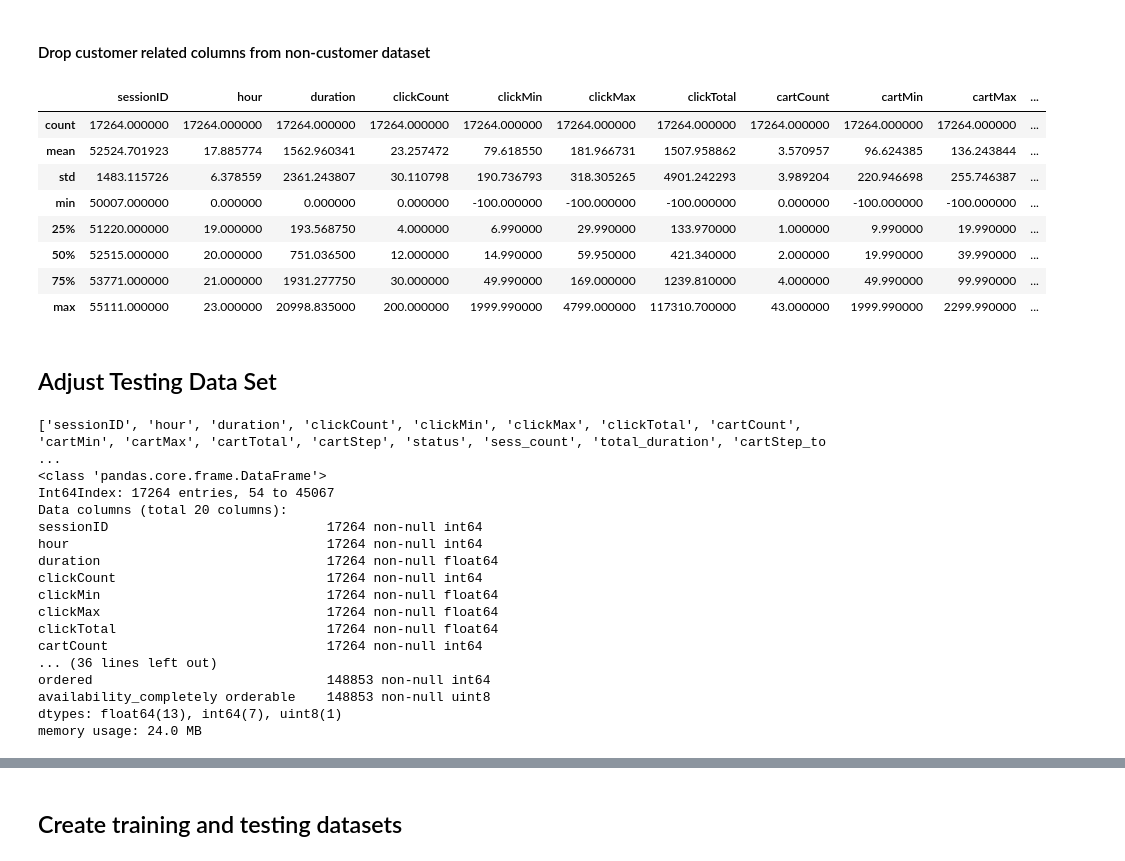
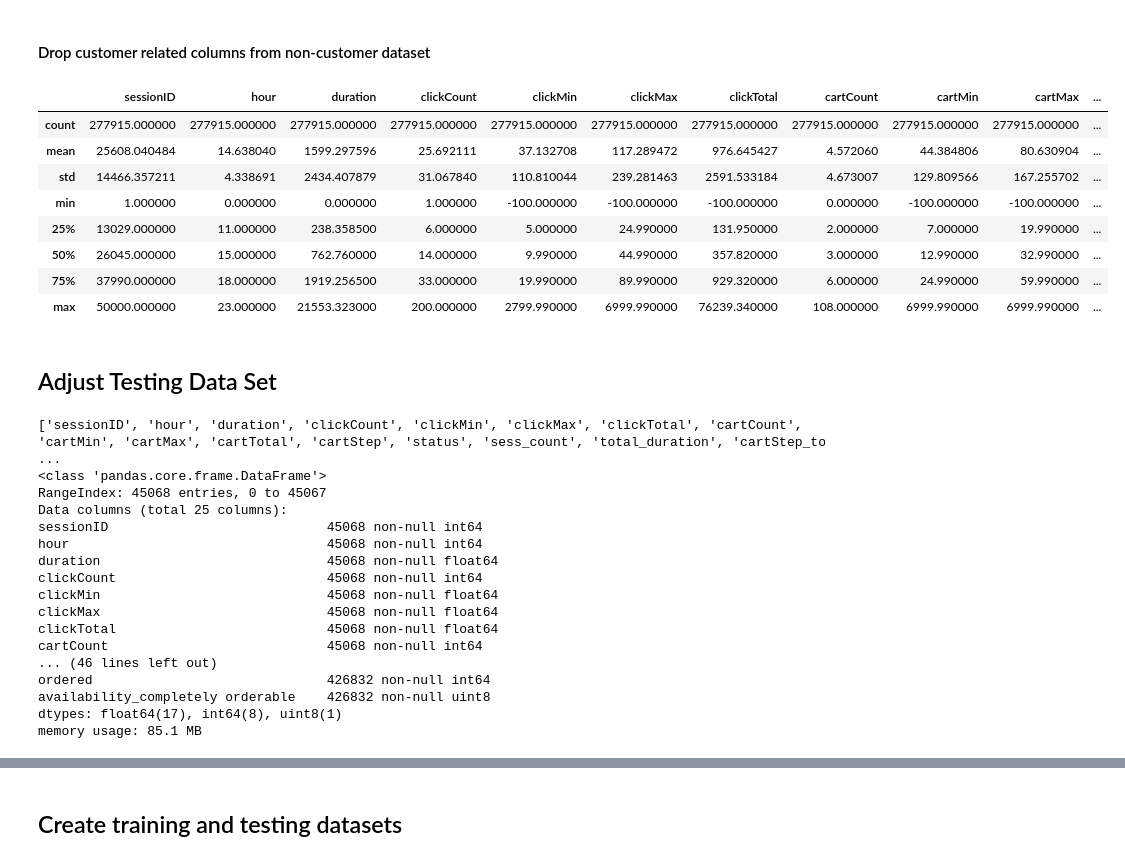
Before and after one commit to BrainMonkey/ml-contest1, a Jupyter notebook: python/jhiciano-customer-split.ipynb, the cells around one changed output, grey strips where cells are left out. Saved outputs shown, nothing was run; the diff lists cells and outputs as text; code cells hidden in the pictures.

```diff
--- a/python/jhiciano-customer-split.ipynb
+++ b/python/jhiciano-customer-split.ipynb
@@ -82,6 +90,11 @@ import xgboost as xgb
 pd.options.display.max_rows = 50000
 pd.set_option('display.max_columns', None)
 pd.set_option('display.max_colwidth', -1)
+pd.set_option('use_inf_as_na', True)
+#pd.set_option('precision', 2)
+
+imputer = KNNImputer(n_neighbors=24, weights="uniform")
+imputer = SimpleImputer(missing_values=np.nan, strategy='mean')
 # %%
 df_train = pd.read_csv("../data/train.csv")
 df_test = pd.read_csv("../data/test.csv")
@@ -113,10 +126,19 @@ def feat_eng(df_train, train=False):
 
     df_train['cartAvg'] = df_train['cartTotal']/df_train['cartCount']
     df_train['clickAvg'] = df_train['clickTotal']/df_train['clickCount']
+    df_train['cart_click_diff'] = df_train['cartCount'] - df_train['clickCount']
+
+    df_train['clicks_per_session'] = df_train.groupby('sessionID')['clickCount'].transform('max')/df_train['sess_count']
+    df_train['cart_item_per_session'] = df_train.groupby('sessionID')['cartCount'].transform('max')/df_train['sess_count']
+
+    df_train['cart_vs_purchase'] = df_train['cartTotal']/df_train['purchase']
+    df_train['click_vs_purchase'] = df_train['clickTotal']/df_train['purchase']
+
+
 
     # Converts order and status from y and n to 1 and 0
     if train:
-        df_train.dropna(thresh=16, inplace=True, )
+        df_train = df_train.dropna(thresh=17)
         df_train['ordered'] = (df_train['order'] !='n').astype(int) #Converts string `order` to int value for training
         df_train = df_train.drop(['order'], axis=1)
 
@@ -134,8 +156,14 @@ def feat_eng(df_train, train=False):
     df_train = df_train.drop(['availability_mainly orderable'], axis=1)
     df_train = df_train.drop(['availability_mixed'], axis=1)
 
+    df_train = df_train.replace([np.inf, -np.inf], np.nan)
     cust = df_train[df_train['customerID'].notnull()]
-    noncust =df_train[df_train['customerID'].isnull()]
+    #cust = imputer.fit_transform(cust)
+
+
+    noncust =df_train
+    #noncust = imputer.fit_transform(noncust)
+
     cust.fillna(-100, inplace=True)
     noncust.fillna(-100, inplace=True)
 
@@ -200,17 +248,17 @@ drop_columns_submission_test = common_columns
 df_train_noncust = df_train_noncust.drop(drop_columns_submission_train,axis=1)
 df_test_noncust = df_test_noncust.drop(drop_columns_submission_test,axis=1)
 # %%
-df_test_noncust.describe()
+df_train_cust.describe()
 # %% [output]
 |  | sessionID | hour | duration | clickCount | clickMin | clickMax | clickTotal | cartCount | cartMin | cartMax | ... |
-| count | 17264.000000 | 17264.000000 | 17264.000000 | 17264.000000 | 17264.000000 | 17264.000000 | 17264.000000 | 17264.000000 | 17264.000000 | 17264.000000 | ... |
-| mean | 52524.701923 | 17.885774 | 1562.960341 | 23.257472 | 79.618550 | 181.966731 | 1507.958862 | 3.570957 | 96.624385 | 136.243844 | ... |
-| std | 1483.115726 | 6.378559 | 2361.243807 | 30.110798 | 190.736793 | 318.305265 | 4901.242293 | 3.989204 | 220.946698 | 255.746387 | ... |
-| min | 50007.000000 | 0.000000 | 0.000000 | 0.000000 | -100.000000 | -100.000000 | -100.000000 | 0.000000 | -100.000000 | -100.000000 | ... |
-| 25% | 51220.000000 | 19.000000 | 193.568750 | 4.000000 | 6.990000 | 29.990000 | 133.970000 | 1.000000 | 9.990000 | 19.990000 | ... |
-| 50% | 52515.000000 | 20.000000 | 751.036500 | 12.000000 | 14.990000 | 59.950000 | 421.340000 | 2.000000 | 19.990000 | 39.990000 | ... |
-| 75% | 53771.000000 | 21.000000 | 1931.277750 | 30.000000 | 49.990000 | 169.000000 | 1239.810000 | 4.000000 | 49.990000 | 99.990000 | ... |
-| max | 55111.000000 | 23.000000 | 20998.835000 | 200.000000 | 1999.990000 | 4799.000000 | 117310.700000 | 43.000000 | 1999.990000 | 2299.990000 | ... |
+| count | 277915.000000 | 277915.000000 | 277915.000000 | 277915.000000 | 277915.000000 | 277915.000000 | 277915.000000 | 277915.000000 | 277915.000000 | 277915.000000 | ... |
+| mean | 25608.040484 | 14.638040 | 1599.297596 | 25.692111 | 37.132708 | 117.289472 | 976.645427 | 4.572060 | 44.384806 | 80.630904 | ... |
+| std | 14466.357211 | 4.338691 | 2434.407879 | 31.067840 | 110.810044 | 239.281463 | 2591.533184 | 4.673007 | 129.809566 | 167.255702 | ... |
+| min | 1.000000 | 0.000000 | 0.000000 | 1.000000 | -100.000000 | -100.000000 | -100.000000 | 0.000000 | -100.000000 | -100.000000 | ... |
+| 25% | 13029.000000 | 11.000000 | 238.358500 | 6.000000 | 5.000000 | 24.990000 | 131.950000 | 2.000000 | 7.000000 | 19.990000 | ... |
+| 50% | 26045.000000 | 15.000000 | 762.760000 | 14.000000 | 9.990000 | 44.990000 | 357.820000 | 3.000000 | 12.990000 | 32.990000 | ... |
+| 75% | 37990.000000 | 18.000000 | 1919.256500 | 33.000000 | 19.990000 | 89.990000 | 929.320000 | 6.000000 | 24.990000 | 59.990000 | ... |
+| max | 50000.000000 | 23.000000 | 21553.323000 | 200.000000 | 2799.990000 | 6999.990000 | 76239.340000 | 108.000000 | 6999.990000 | 6999.990000 | ... |
 # %% [markdown]
 ## Adjust Testing Data Set
 # %%
@@ -228,21 +276,21 @@ df_train_noncust.info()
 # %% [output]
 ['sessionID', 'hour', 'duration', 'clickCount', 'clickMin', 'clickMax', 'clickTotal', 'cartCount', 'cartMin', 'cartMax', 'cartTotal', 'cartStep', 'status', 'sess_count', 'total_duration', 'cartStep_to ...
 <class 'pandas.core.frame.DataFrame'>
-Int64Index: 17264 entries, 54 to 45067
-Data columns (total 20 columns):
-sessionID                            17264 non-null int64
-hour                                 17264 non-null int64
-duration                             17264 non-null float64
-clickCount                           17264 non-null int64
-clickMin                             17264 non-null float64
-clickMax                             17264 non-null float64
-clickTotal                           17264 non-null float64
-cartCount                            17264 non-null int64
-... (36 lines left out)
-ordered                              148853 non-null int64
-availability_completely orderable    148853 non-null uint8
-dtypes: float64(13), int64(7), uint8(1)
-memory usage: 24.0 MB
+RangeIndex: 45068 entries, 0 to 45067
+Data columns (total 25 columns):
+sessionID                            45068 non-null int64
+hour                                 45068 non-null int64
+duration                             45068 non-null float64
+clickCount                           45068 non-null int64
+clickMin                             45068 non-null float64
+clickMax                             45068 non-null float64
+clickTotal                           45068 non-null float64
+cartCount                            45068 non-null int64
+... (46 lines left out)
+ordered                              426832 non-null int64
+availability_completely orderable    426832 non-null uint8
+dtypes: float64(17), int64(8), uint8(1)
+memory usage: 85.1 MB
 # %%
 df_test_cust = match_column(df_train_cust, df_test_cust)
 df_test_cust.info()
```
Also changed, not shown: parts of 43 cells of this notebook, 1 other file.
